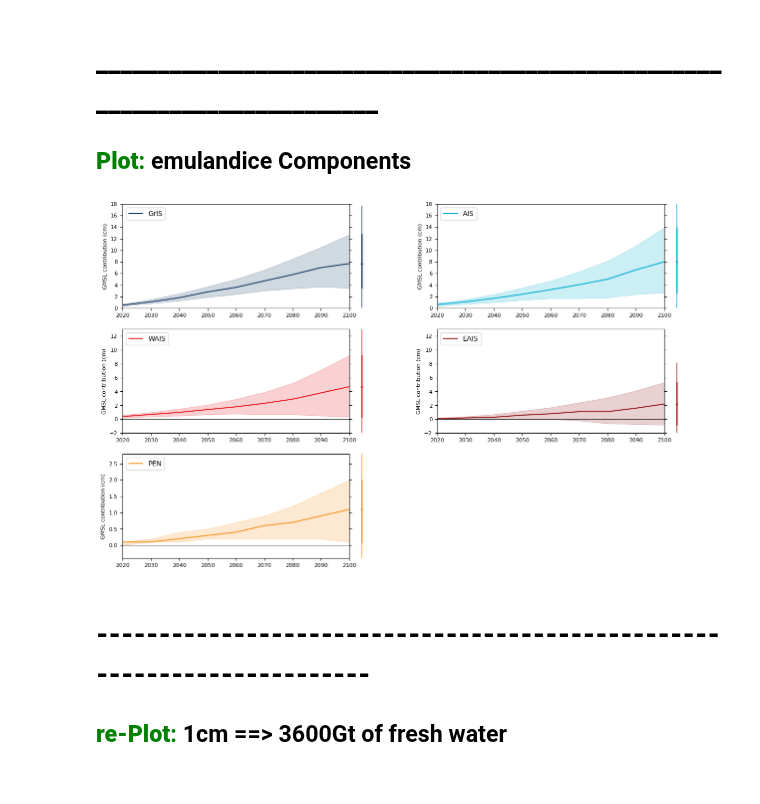
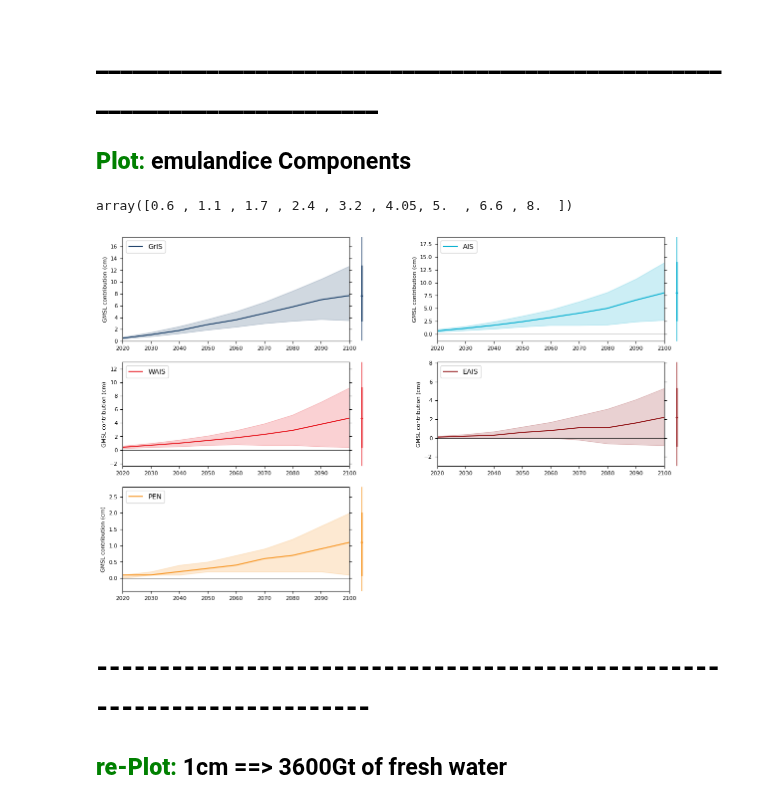
Before and after one commit to pkjr002/facts, a Jupyter notebook: JupNbk/000_pk-JupNb_TESTspace/ISMIP6/999_old/emulandice_mod.ipynb, the cells around one changed output. Cells and saved outputs as stored; diff of their text form; code cells hidden in the pictures.

```diff
--- a/JupNbk/000_pk-JupNb_TESTspace/ISMIP6/999_old/emulandice_mod.ipynb
+++ b/JupNbk/000_pk-JupNb_TESTspace/ISMIP6/999_old/emulandice_mod.ipynb
@@ -88,6 +88,10 @@ color_PEN      = np.array([247 ,148,  32])/255
 color_Glaciers = np.array([0, 128, 0])/255
 #
 COMPONENT = ['GrIS','AIS','WAIS','EAIS','PEN']
+# %%
+df_ptile[df_ptile["Component"] == 'AIS']["col_50" ].values
+# %% [output]
+array([0.6 , 1.1 , 1.7 , 2.4 , 3.2 , 4.05, 5.  , 6.6 , 8.  ])
 # %%
 # Set global figure size and dots per inch
 plt.rcParams.update({'figure.figsize':(40,35), 'figure.dpi':100})
@@ -134,38 +138,38 @@ for component in COMPONENT:
     ax2.plot(XAX2.transpose(), Yax2_1.transpose(),color = eval(f'color_{component}'),linewidth=1)
     ax2.plot(XAX2.transpose(), Yax2_2.transpose(),color = eval(f'color_{component}'),linewidth=2)
     ax2.plot(XAX2.transpose(), Yax2_3.transpose(), color = eval(f'color_{component}'),marker = 'o',ms = 2,mfc='none')
     #
     # Dynm Ylim
     yLOW = np.min(Yax2_1[0]); yHIG = np.max(Yax2_1[0]);
     if yLOW > 0:  yLOW = 0
     ylim =[yLOW, yHIG]
     #
     # Use Common Yaxis limits across panels.
-    if component == 'GrIS':  ylim =[0, 18]
-    if component == 'AIS':  ylim =[0, 18]
-    if component == 'WAIS':  ylim =[-2, 13]
-    if component == 'EAIS':  ylim =[-2, 13]
+    # if component == 'GrIS':  ylim =[0, 18]
+    # if component == 'AIS':  ylim =[0, 18]
+    # if component == 'WAIS':  ylim =[-2, 13]
+    # if component == 'EAIS':  ylim =[-2, 13]
     #
     ax1.legend(loc='upper left',prop={'size': 10});
     #
     ax1.tick_params(axis='both', labelsize=8)
     ax1.yaxis.set_ticks_position('both')
     #
     ax1.set_xlim(xlim); ax1.set_ylim(ylim)
     ax2.set_ylim(ylim); ax2.axis('off'); ax2.set_xlim(xlim1);
     #
     ax1.set_ylabel("GMSL contribution (cm)", size=8);
     # ax1.text(.27, .77,module[0], horizontalalignment='right',verticalalignment='top',weight='bold',fontsize=8,transform=ax1.transAxes)
 #
 today = date.today().strftime('%Y-%m-%d')
 # Save Figure.
 figureNAME = "Fig_emulandice-"+today+".pdf"+today+".pdf"
 if os.path.exists(figureNAME): os.remove(figureNAME)
 # plt.savefig(figureNAME, format="pdf", bbox_inches="tight")
 #
 plt.show()
 # %% [output]
-[figure, old version]
+[figure, new version]
 # %% [markdown]
 # <font color=black> **------------------------------------------------------------------------** </font>
 ## <font color=green> **re-Plot**: <font color=black> 1cm ==> 3600Gt of fresh water</font>
```
Also changed, not shown: parts of 2 cells of this notebook, 2 other files.
